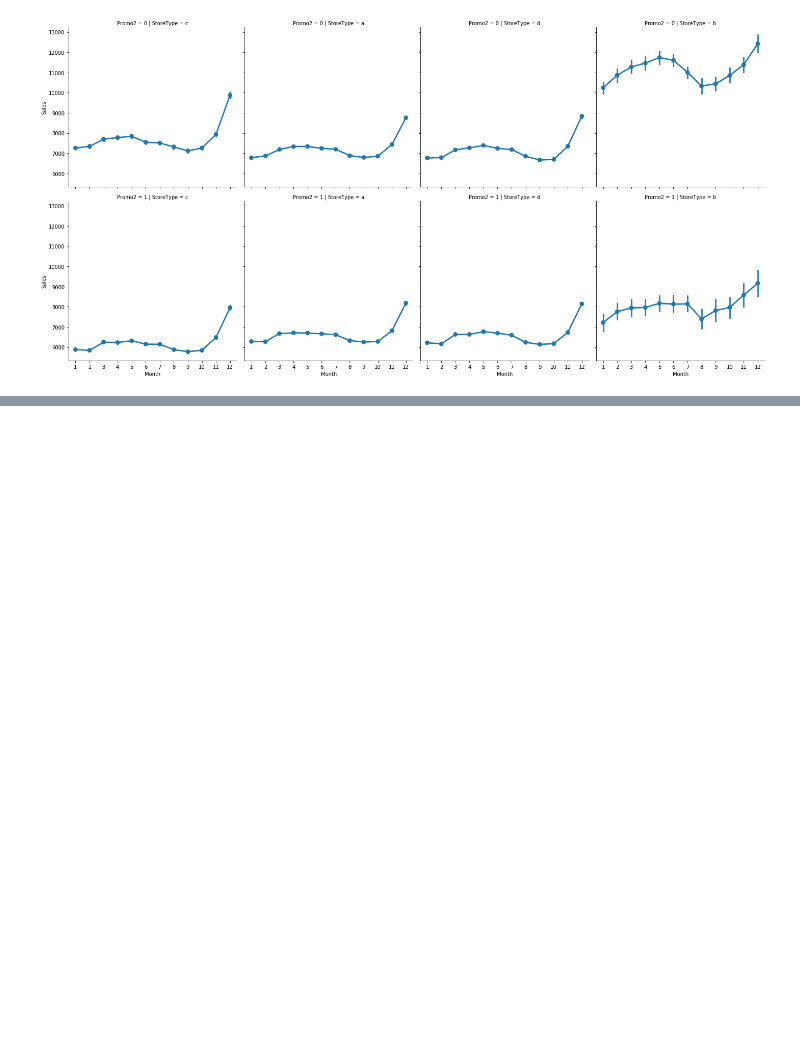
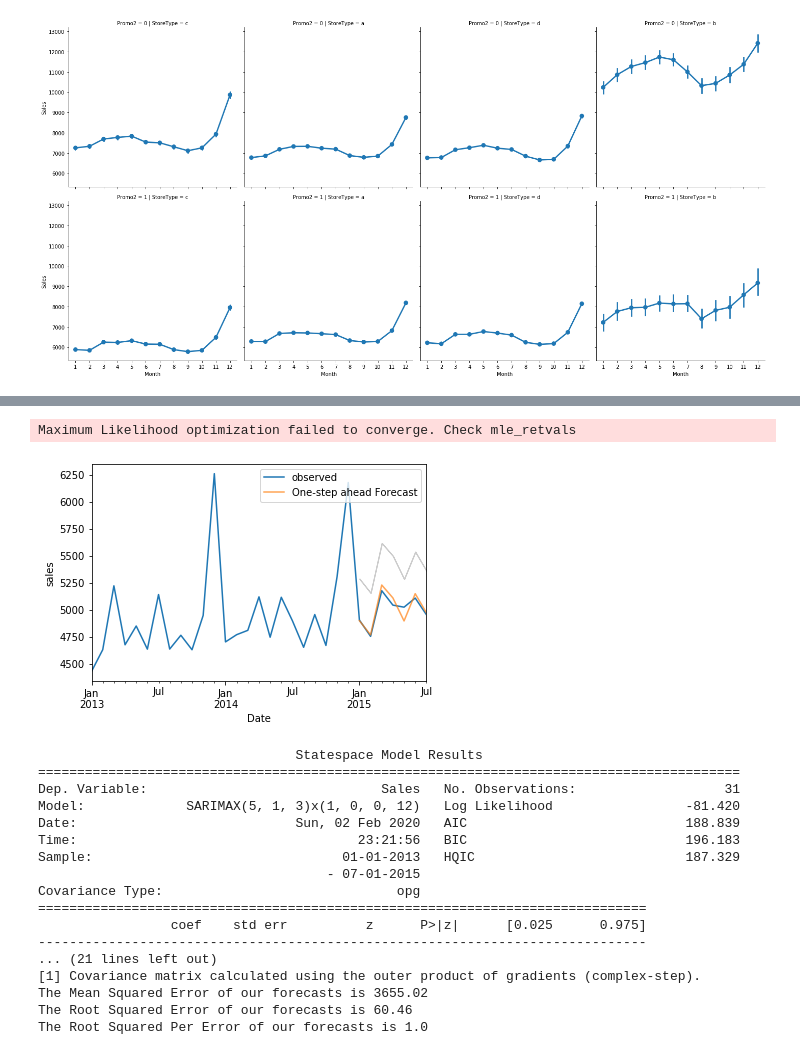
Before and after one commit to AbdurRehman1234/FYPSalesforecasting, a Jupyter notebook: project.ipynb, the cells around one changed output, grey strips where cells are left out. Cells and saved outputs as stored; diff of their text form; code cells hidden in the pictures; blank space fills up the shorter version.

```diff
--- a/project.ipynb
+++ b/project.ipynb
@@ -231,0 +352,64 @@ sns.factorplot(data= tr_st, x='Month', y='Sales', row="Promo2", col="StoreType")
+# %%
+def arima(y_sale,exog,or1,sord):
+    mod = sm.tsa.statespace.SARIMAX(y_sale,
+                                    exog,
+                                    order=or1,
+                                    seasonal_order=sord,
+                                    enforce_stationarity=False,
+                                    enforce_invertibility=False)
+
+
+
+    results = mod.fit(disp=0)
+    pred = results.get_prediction(start=pd.to_datetime('2015-01-01'), end=pd.to_datetime('2015-07-01'), dynamic=False)
+    pred_ci = pred.conf_int()
+
+    ax = y_sale['2013':].plot(label='observed')
+    pred.predicted_mean.plot(ax=ax, label='One-step ahead Forecast', alpha=.7)
+
+    ax.fill_between(pred_ci.index,
+                      pred_ci.iloc[:, 1],
+                      pred_ci.iloc[:, 1], color='k', alpha=.2)
+
+    ax.set_xlabel('Date')
+    ax.set_ylabel('sales')
+    plt.legend()
+
+    plt.show()
+
+
+    y_forecasted = pred.predicted_mean
+    y_truth = y_sale['2015-01-01':'2015-07-01']
+
+    mse = ((y_forecasted - y_truth) ** 2).mean()
+    rmse = np.sqrt(((y_forecasted - y_truth) ** 2).mean())
+    rmspe =  np.sqrt(np.mean((y_forecasted/y_truth) ** 2))
+    return results , mse,rmse,rmspe
+# %%
+or_a = (5,1,3)
+sord_a=(1, 0, 0, 12)
+result_a,mse_a,rmse_a,rmspe_a= arima(y_sale_model_a,exog_a,or_a,sord_a)
+print(result_a.summary())
+print('The Mean Squared Error of our forecasts is {}'.format(round(mse_a, 2)))
+print('The Root Squared Error of our forecasts is {}'.format(round(rmse_a, 2)))
+print('The Root Squared Per Error of our forecasts is {}'.format(round(rmspe_a, 2)))
+# %% [output]
+Maximum Likelihood optimization failed to converge. Check mle_retvals
+[figure, added]
+                                 Statespace Model Results
+==========================================================================================
+Dep. Variable:                              Sales   No. Observations:                   31
+Model:             SARIMAX(5, 1, 3)x(1, 0, 0, 12)   Log Likelihood                 -81.420
+Date:                            Sun, 02 Feb 2020   AIC                            188.839
+Time:                                    23:21:56   BIC                            196.183
+Sample:                                01-01-2013   HQIC                           187.329
+                                     - 07-01-2015
+Covariance Type:                              opg
+==============================================================================
+                 coef    std err          z      P>|z|      [0.025      0.975]
+------------------------------------------------------------------------------
+... (21 lines left out)
+[1] Covariance matrix calculated using the outer product of gradients (complex-step).
+The Mean Squared Error of our forecasts is 3655.02
+The Root Squared Error of our forecasts is 60.46
+The Root Squared Per Error of our forecasts is 1.0
```
Also changed, not shown: parts of 20 cells of this notebook.
